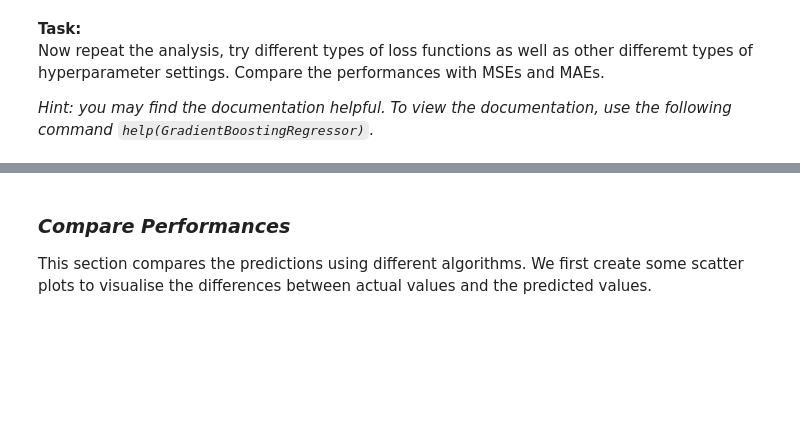
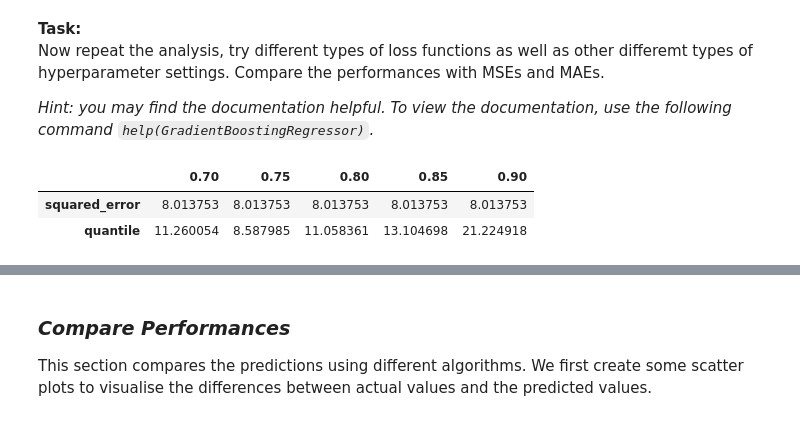
Before and after one commit to EricMegalovania/xjtu-mll, a Jupyter notebook: Notebook 1 End to End Project/EndToEndProject.ipynb, the cells around one changed output, grey strips where cells are left out. Drawn from its saved outputs; the diff is of its cells as text; code cells hidden in the pictures; blank space fills up the shorter version.

```diff
--- a/Notebook 1 End to End Project/EndToEndProject.ipynb
+++ b/Notebook 1 End to End Project/EndToEndProject.ipynb
@@ -220,0 +254,25 @@ errors
+# %%
+mse_neigh_other_num = []
+mae_neigh_other_num = []
+
+########################################################
+# TO_DO
+#[your code here]
+
+for n_neighbors in range(4, 7):
+    neigh = KNeighborsRegressor(n_neighbors=n_neighbors)
+    neigh.fit(X_train, y_train)
+
+    y_neigh = neigh.predict(X_test)
+
+    mse_neigh_other_num.append(mean_squared_error(y_test, y_neigh))
+    mae_neigh_other_num.append(mean_absolute_error(y_test, y_neigh))
+
+errors = pd.DataFrame.from_dict({'MAE': mae_neigh_other_num,
+                                 'MSE': mse_neigh_other_num},
+                                orient='index', columns=range(4, 7))
+
+# /TO_DO
+########################################################
+
+errors
@@ -241,20 +303,36 @@ Now repeat the analysis, try different types of loss functions as well as other
 # %%
 losses = ['squared_error', 'quantile']
 alphas = np.linspace(0.7, 0.9, 5)
 
 mse_gb_other_param = np.empty([len(losses), len(alphas)])
 mae_gb_other_param = np.empty([len(losses), len(alphas)])
 
 ########################################################
 # TO_DO
 #[your code here]
 
+for loss_counter, loss in enumerate(losses):
+    for alpha_counter, alpha in enumerate(alphas):
+        gb = GradientBoostingRegressor(loss=loss, alpha=alpha,
+                                        n_estimators=250, max_depth=3,
+                                        learning_rate=.1, min_samples_leaf=9,
+                                        min_samples_split=9)
+        gb.fit(X_train, y_train)
+        y_gb = gb.predict(X_test)
 
+        mse_gb_other_param[loss_counter, alpha_counter] = mean_squared_error(y_test, y_gb)
+        mae_gb_other_param[loss_counter, alpha_counter] = mean_absolute_error(y_test, y_gb)
 
+mse_errors = pd.DataFrame(data=mse_gb_other_param,index=losses, columns=alphas)
+mae_errors = pd.DataFrame(data=mae_gb_other_param,index=losses, columns=alphas)
 
 # /TO_DO
 ########################################################
 
 mse_errors
+# %% [output]
+|  | 0.70 | 0.75 | 0.80 | 0.85 | 0.90 |
+| squared_error | 8.013753 | 8.013753 | 8.013753 | 8.013753 | 8.013753 |
+| quantile | 11.260054 | 8.587985 | 11.058361 | 13.104698 | 21.224918 |
 # %%
 mae_errors
```
Also changed, not shown: parts of 16 cells of this notebook, 5 other files.
